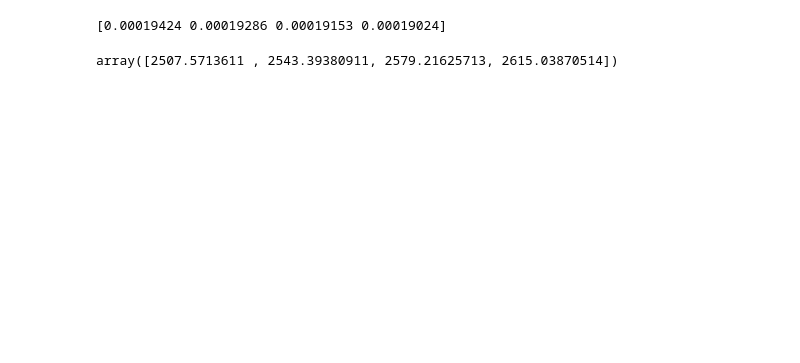
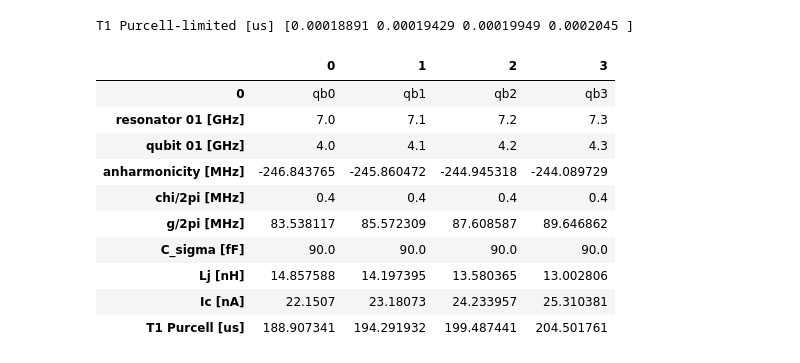
Before and after one commit to rmoretti9/QDAST, a Jupyter notebook: src/modeling/chips/single_clockmons/readout_optimization00.ipynb, the cells around one changed output. Saved outputs shown, nothing was run; the diff lists cells and outputs as text; code cells hidden in the pictures; blank space fills up the shorter version.

```diff
--- a/src/modeling/chips/single_clockmons/readout_optimization00.ipynb
+++ b/src/modeling/chips/single_clockmons/readout_optimization00.ipynb
@@ -53,14 +41,15 @@ c_r = 1/((2*pi*rr_freq_target)**2*l_r)
 # %%
 def minimize_func(x, c_r = None, l_r = None, target_qubit_frequency = None):
+    """Function to minimize the error in chi and qubit frequency by varying
+    the coupling capacitor and Josephson inductance."""
     cir = Network([
-        C(0,1,c_sigma - x[0]*1e-15), # transmon
+        C(0, 1, c_sigma), # transmon
         J(0,1,'Lj'),
-        C(0,2,c_r - x[0]*1e-15), # resonator
+        C(0,2,c_r), # resonator
         L(0,2,l_r),
         C(1,2, x[0]*1e-15), # coupling capacitor
     ])
-    err_chi = abs(cir.kerr(Lj = x[1]*1e-9)[0,1] - 2*target_parameters["chi"])
-
+    err_chi = abs(cir.kerr(Lj = x[1]*1e-9)[0,1] - 2*chi)
     H = cir.hamiltonian(modes = [0, 1],
                         taylor = 6,
                         excitations = [10, 10],
@@ -161,7 +137,9 @@ cir = Network([
 # %%
-g = 2*np.pi*EC/ (e_charge) * (Ej/EC/2)**(1/4) * cqrs / (c_r) * np.sqrt(2*planck_h * rr_freq_target * (c_r))
+# Coupling strength and Lamb shift calculation (approximate)
+gs = jaynes_cummings_g(Ej, EC, cqrs, c_r, rr_freq_target, lambda_half = True)
 delta = (rr_freq_target - transmon.E01()) * 2*np.pi
 
-lamb_shift = 2*g**2 / delta / 2 / np.pi
-g/2/np.pi
+lamb_shift = 2*gs**2 / delta
+print("Coupling strengths g/2pi [Hz]: ", gs/2/pi)
+print("Lamb shifts [Hz]: ", lamb_shift/2/pi)
 # %% [output]
@@ -298,13 +244,7 @@ TypeError: ResFit.__init__() missing 1 required positional argument: 'id_max'
 # %%
 # T1 Purcell:
-delta = rr_freq_target - target_parameters["qubit_frequency"]
-k_purcell = kappa_target* (g/2/np.pi/delta)**2
+k_purcell = kappa_target* (gs/delta)**2
 T1_purcell = 1/(2*np.pi*k_purcell)
-print(T1_purcell)
+print("T1 Purcell-limited [us]", T1_purcell)
 # %% [output]
-[0.00019424 0.00019286 0.00019153 0.00019024]
+T1 Purcell-limited [us] [0.00018891 0.00019429 0.00019949 0.0002045 ]
-# %%
-g_r_f = rr_freq_target**2*4*np.pi**2*Z0/2 * cks**2
-c_r*2*np.pi*rr_freq_target/g_r_f
-# %% [output]
-array([2507.5713611 , 2543.39380911, 2579.21625713, 2615.03870514])
@@ -313,11 +251,24 @@ array([2507.5713611 , 2543.39380911, 2579.21625713, 2615.03870514])
 # %%
-df = pd.DataFrame(columns=['resonator 01','qubit 01', 'anharmonicity','chi/2pi','g/2pi', 'C_sigma', 'Lj', 'Ic', 'T1 Purcell'], index=['qb0','qb1','qb2', 'qb3'])
-df['resonator 01'] = rr_freq_target
-df['qubit 01'] = qubit_freq_target
-df['anharmonicity'] = anharmonicities
-df['chi/2pi'] = [target_parameters["chi"]]*4
-df['g/2pi'] = g/2/np.pi
-df['C_sigma'] = [c_sigma]*4
-df["Lj"] = Ljs
-df['Ic'] = Ic
-df['T1 Purcell'] = T1_purcell
+df = pd.DataFrame(['qb0','qb1','qb2', 'qb3'])
+df['resonator 01 [GHz]'] = rr_freq_target / 1e9
+df['qubit 01 [GHz]'] = qubit_freq_target / 1e9
+df['anharmonicity [MHz]'] = anharmonicities / 1e6
+df['chi/2pi [MHz]'] = [chi / 1e6]*4
+df['g/2pi [MHz]'] = gs/2/np.pi / 1e6
+df['C_sigma [fF]'] = [c_sigma*1e15]*4
+df["Lj  [nH]"] = Ljs *1e9
+df['Ic [nA]'] = Ic*1e9
+df['T1 Purcell [us]'] = T1_purcell * 1e6
+df.T
+# %% [output]
+|  | 0 | 1 | 2 | 3 |
+| 0 | qb0 | qb1 | qb2 | qb3 |
+| resonator 01 [GHz] | 7.0 | 7.1 | 7.2 | 7.3 |
+| qubit 01 [GHz] | 4.0 | 4.1 | 4.2 | 4.3 |
+| anharmonicity [MHz] | -246.843765 | -245.860472 | -244.945318 | -244.089729 |
+| chi/2pi [MHz] | 0.4 | 0.4 | 0.4 | 0.4 |
+| g/2pi [MHz] | 83.538117 | 85.572309 | 87.608587 | 89.646862 |
+| C_sigma [fF] | 90.0 | 90.0 | 90.0 | 90.0 |
+| Lj [nH] | 14.857588 | 14.197395 | 13.580365 | 13.002806 |
+| Ic [nA] | 22.1507 | 23.18073 | 24.233957 | 25.310381 |
+| T1 Purcell [us] | 188.907341 | 194.291932 | 199.487441 | 204.501761 |
```
Also changed, not shown: parts of 31 cells of this notebook, 10 other files.
